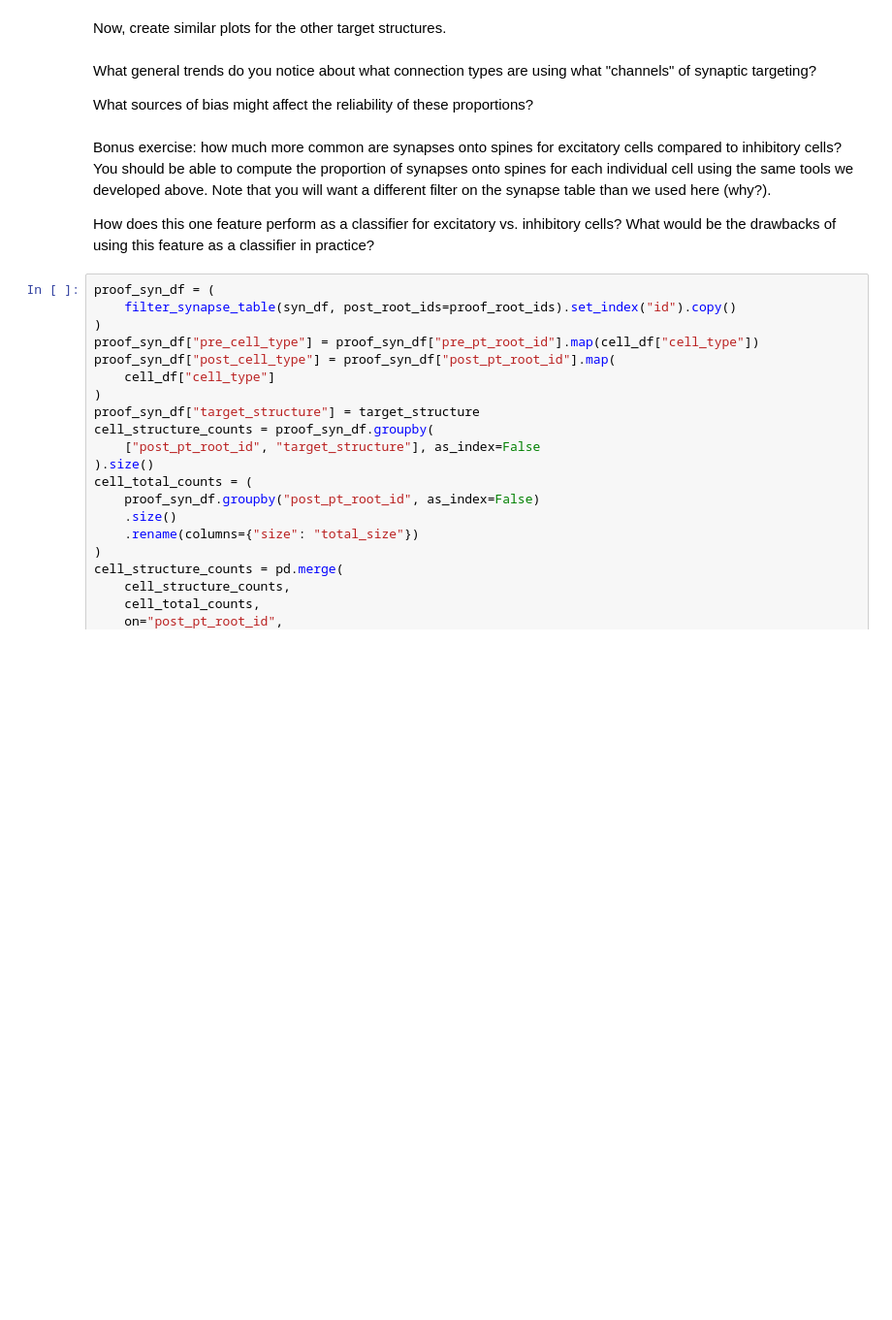
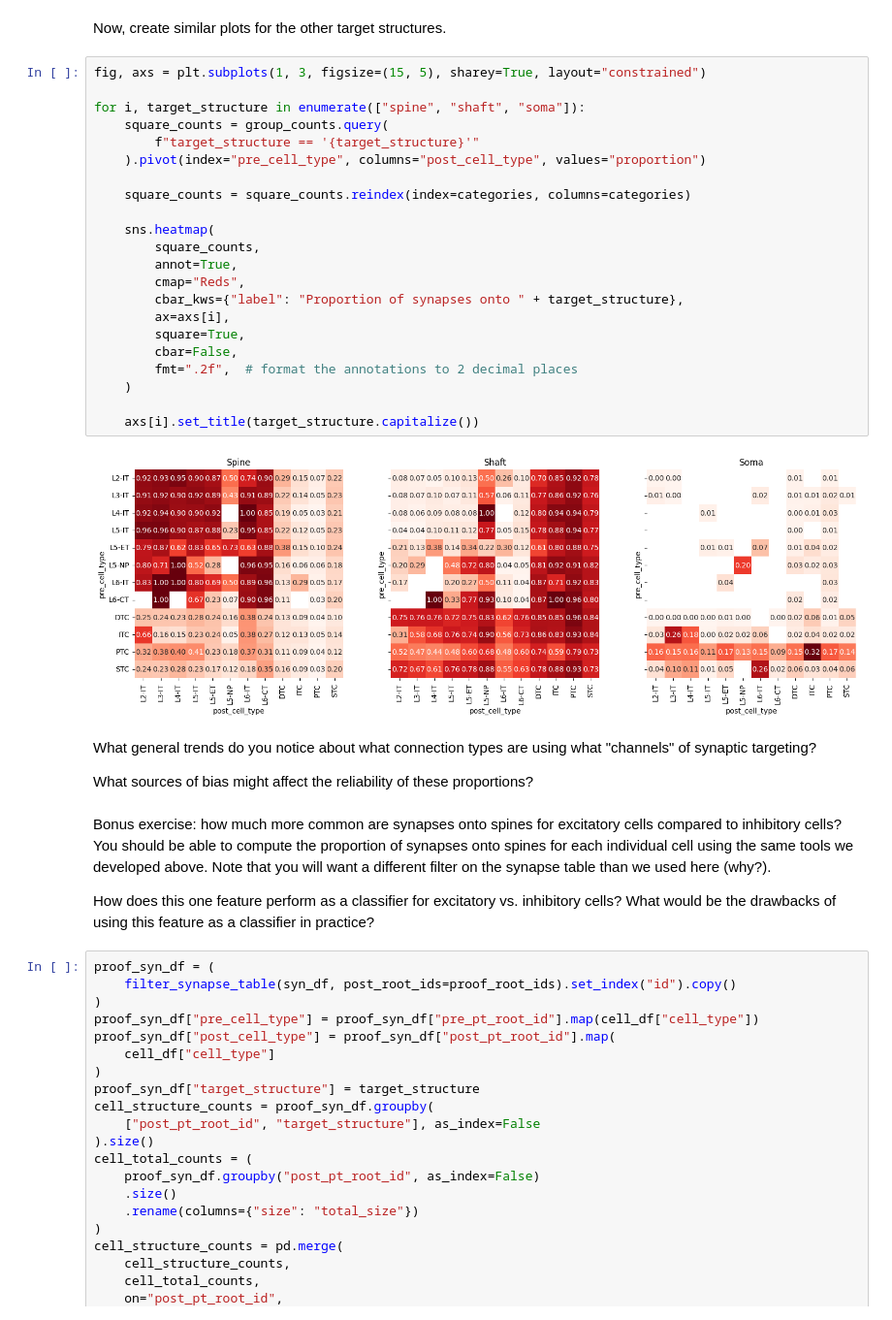
Before and after one commit to AllenSWDB/SWDB_2025_Connectomics, a Jupyter notebook: code/solutions/Exercise2.ipynb, the cells around one changed output. Shown at 97% size. Saved outputs shown, nothing was run; the diff lists cells and outputs as text; blank space fills up the shorter version.

```diff
--- a/code/solutions/Exercise2.ipynb
+++ b/code/solutions/Exercise2.ipynb
@@ -366,5 +371,29 @@ sns.heatmap(
 # %% [markdown]
 Now, create similar plots for the other target structures.
+# %%
+fig, axs = plt.subplots(1, 3, figsize=(15, 5), sharey=True, layout="constrained")
+
+for i, target_structure in enumerate(["spine", "shaft", "soma"]):
+    square_counts = group_counts.query(
+        f"target_structure == '{target_structure}'"
+    ).pivot(index="pre_cell_type", columns="post_cell_type", values="proportion")
+
+    square_counts = square_counts.reindex(index=categories, columns=categories)
+
+    sns.heatmap(
+        square_counts,
+        annot=True,
+        cmap="Reds",
+        cbar_kws={"label": "Proportion of synapses onto " + target_structure},
+        ax=axs[i],
+        square=True,
+        cbar=False,
+        fmt=".2f",  # format the annotations to 2 decimal places
+    )
+
+    axs[i].set_title(target_structure.capitalize())
+# %% [output]
+[figure, added]
 # %% [markdown]
 What general trends do you
 notice about what connection types are using what "channels" of synaptic targeting?
```
Also changed, not shown: parts of 6 cells of this notebook.
